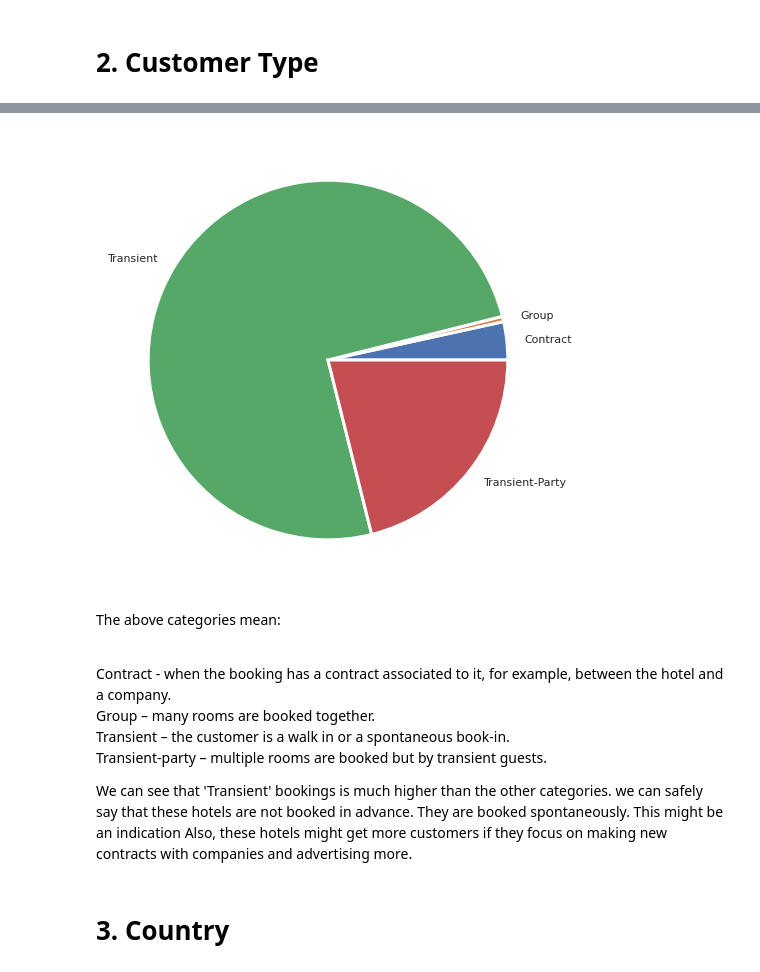
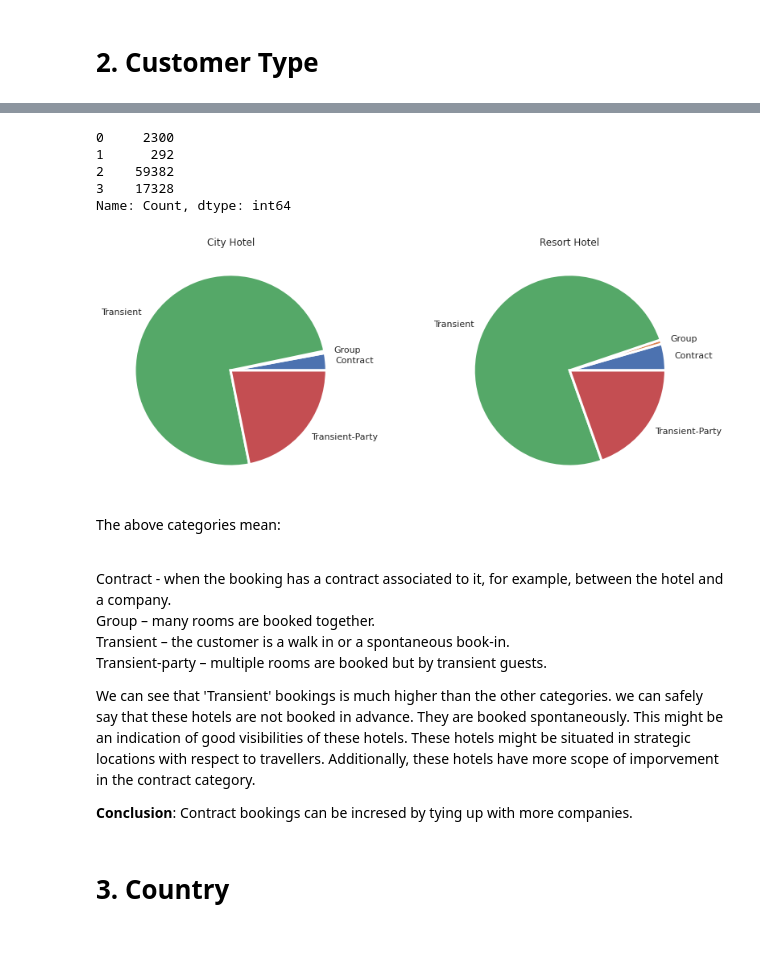
Before and after one commit to manm0han/hotel-booking-eda, a Jupyter notebook: Manmohan_Madhu_Hotel_Booking_Analysis_Capstone_Project.ipynb, the cells around one changed output, grey strips where cells are left out. Saved outputs shown, nothing was run; the diff lists cells and outputs as text; code cells hidden in the pictures; blank space fills up the shorter version.

```diff
--- a/Manmohan_Madhu_Hotel_Booking_Analysis_Capstone_Project.ipynb
+++ b/Manmohan_Madhu_Hotel_Booking_Analysis_Capstone_Project.ipynb
@@ -321,8 +327,22 @@ group_customer
-# %%
-plt.pie(group_customer['Count'], labels = group_customer['Customer Type'],wedgeprops = { 'linewidth' : 3, 'edgecolor' : 'white' })
-plt.show()
-# %% [output]
-[figure, removed]
+# %%
+group_customer.loc[group_customer['Hotel']=='City Hotel']['Count']
+# %% [output]
+0     2300
+1      292
+2    59382
+3    17328
+Name: Count, dtype: int64
+# %%
+fig = plt.figure()
+ax1 = fig.add_axes([0, 0, .5, .5], aspect=1)
+ax1.pie(group_customer.loc[group_customer['Hotel'] == 'City Hotel']['Count'], labels = group_customer.loc[group_customer['Hotel'] == 'City Hotel']['Customer Type'],wedgeprops = { 'linewidth' : 3, 'edgecolor' : 'white' })
+ax2 = fig.add_axes([.5, .0, .5, .5], aspect=1)
+ax2.pie(group_customer.loc[group_customer['Hotel'] == 'Resort Hotel']['Count'], labels = group_customer.loc[group_customer['Hotel'] == 'Resort Hotel']['Customer Type'],wedgeprops = { 'linewidth' : 3, 'edgecolor' : 'white' })
+ax1.set_title('City Hotel')
+ax2.set_title('Resort Hotel')
+plt.show()
+# %% [output]
+[figure, added]
 # %% [markdown]
 The above categories mean:
 
@@ -331,8 +351,9 @@ The above categories mean:
 <br>Transient – the customer is a walk in or a spontaneous book-in.
 <br>Transient-party – multiple rooms are booked but by transient guests.
 
-We can see that 'Transient' bookings is much higher than the other categories. we can safely say that these hotels are not booked in advance. They are booked spontaneously. This might be an indication
-Also, these hotels might get more customers if they focus on making new contracts with companies and advertising more.
+We can see that 'Transient' bookings is much higher than the other categories. we can safely say that these hotels are not booked in advance. They are booked spontaneously. This might be an indication of good visibilities of these hotels. These hotels might be situated in strategic locations with respect to travellers. Additionally, these hotels have more scope of imporvement in the contract category.
+
+**Conclusion**: Contract bookings can be incresed by tying up with more companies.
 # %% [markdown]
 # 3. Country
 # %%
```
Also changed, not shown: parts of 2 cells of this notebook.
